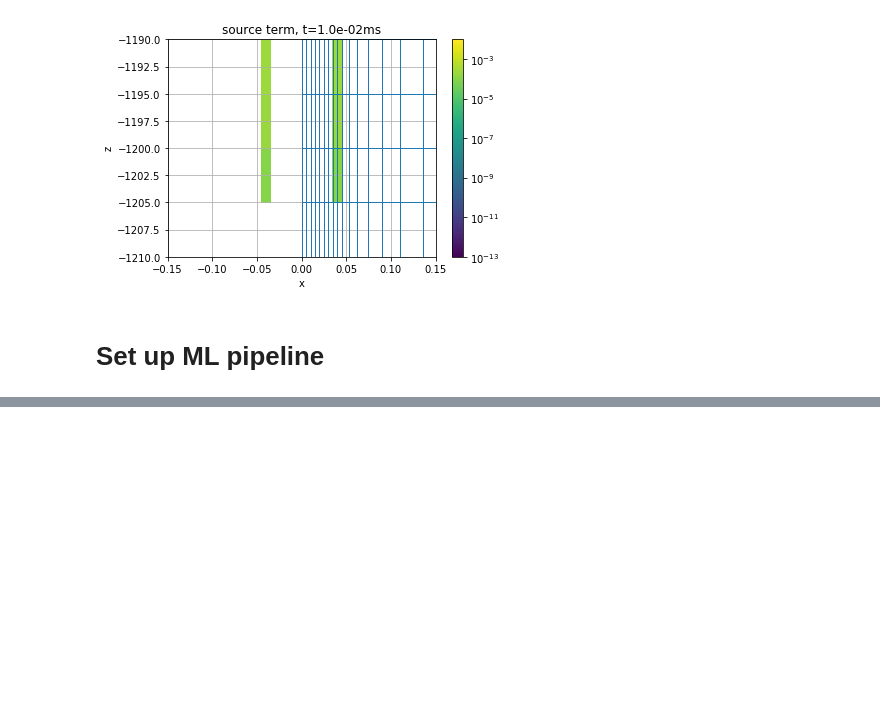
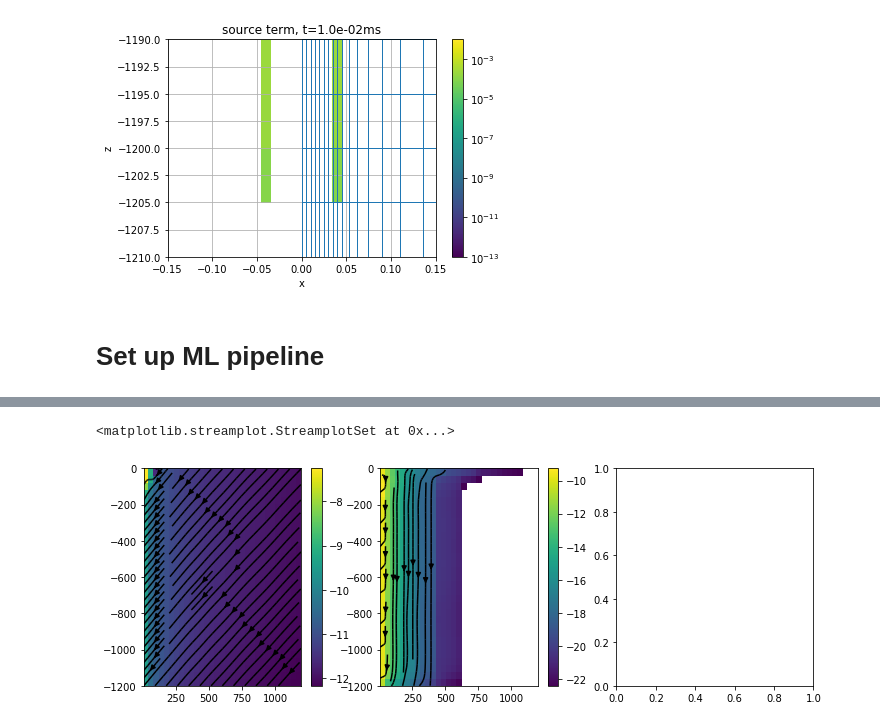
Before and after one commit to lheagy/heagy-2019-casing-ml, a Jupyter notebook: notebooks/pytorch_pipeline.ipynb, the cells around one changed output, grey strips where cells are left out. Drawn from its saved outputs; the diff is of its cells as text; code cells hidden in the pictures; blank space fills up the shorter version.

```diff
--- a/notebooks/pytorch_pipeline.ipynb
+++ b/notebooks/pytorch_pipeline.ipynb
@@ -814,0 +866,30 @@ loss.backward?
+# %%
+tind = 20
+
+fig, ax = plt.subplots(1, 3, figsize=(12, 4))
+j_plot = j_pred.data.numpy()
+jx = j_plot[:nj*len(t)].reshape(len(x)*len(z), len(t), order="F")[:, tind]
+jz = j_plot[nj*len(t):].reshape(len(x)*len(z), len(t), order="F")[:, tind]
+
+jx = jx.reshape(len(x), len(z), order="F")
+jz = jz.reshape(len(x), len(z), order="F")
+j_amplitude = np.sqrt(jx**2 + jz**2)
+
+jtrue_x = jd_numpy[:nj*len(t)].reshape(len(x)*len(z), len(t), order="F")[:, tind]
+jtrue_z = jd_numpy[nj*len(t):].reshape(len(x)*len(z), len(t), order="F")[:, tind]
+jtrue_x = jtrue_x.reshape(len(x), len(z), order="F")
+jtrue_z = jtrue_z.reshape(len(x), len(z), order="F")
+jtrue_amplitude = np.sqrt(jtrue_x**2 + jtrue_z**2)
+
+# plot the true
+plt.colorbar(ax[0].pcolormesh(x, z, np.log10(jtrue_amplitude).T), ax=ax[0])
+ax[0].streamplot(x, z, jtrue_x.T, jtrue_z.T, color="k")
+
+# plot the estimated
+plt.colorbar(ax[1].pcolormesh(x, z, np.log10(j_amplitude).T), ax=ax[1])
+ax[1].streamplot(x, z, jx.T, jz.T, color="k")
+
+# plot the difference
+# %% [output]
+<matplotlib.streamplot.StreamplotSet at 0x...>
+[figure, added]
```
Also changed, not shown: parts of 37 cells of this notebook, 1 other file.
